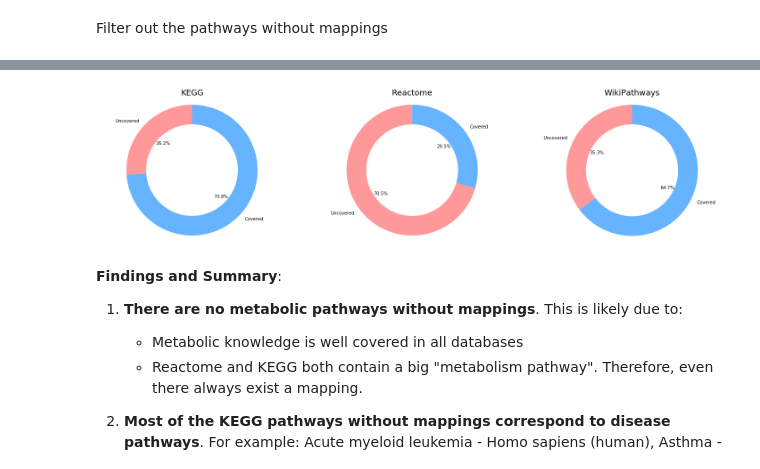
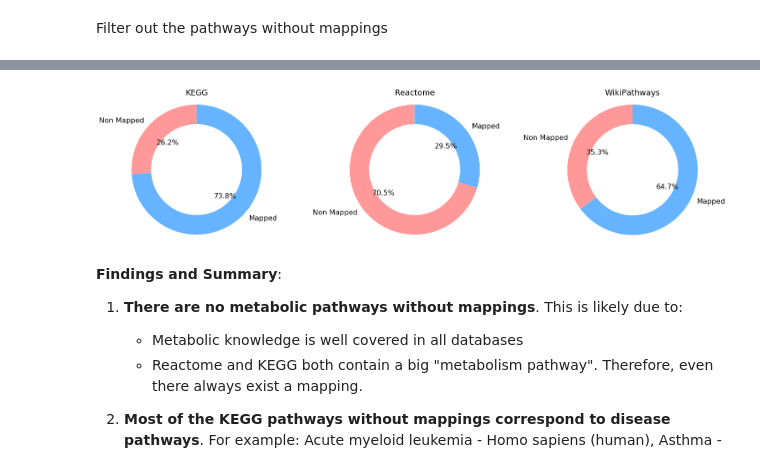
Before and after one commit to ComPath/compath-resources, a Jupyter notebook: notebooks/Pathways without mappings.ipynb, the cells around one changed output, grey strips where cells are left out. Saved outputs shown, nothing was run; the diff lists cells and outputs as text; code cells hidden in the pictures.

Commit message:
Update image notebook

```diff
--- a/notebooks/Pathways without mappings.ipynb
+++ b/notebooks/Pathways without mappings.ipynb
@@ -150,7 +151,7 @@ print('{} WikiPathways pathways do not contain any mapping'.format(len(wikipathw
 150 WikiPathways pathways do not contain any mapping
 # %%
 # Pie chart
-labels = ['Uncovered', 'Covered']
+labels = ['Non Mapped', 'Mapped']
 #colors
 colors = ['#ff9999','#66b3ff']
 
@@ -159,6 +160,8 @@ reactome = [70.51, 29.48] #Reactome
 wikipathways = [35.29, 64.70] #WikiPathways
 
 fig = plt.figure(figsize=(25, 6))
+
+mpl.rcParams['font.size'] = 16
 
 ax1 = fig.add_subplot(1, 3, 1)
 
@@ -168,34 +171,34 @@ ax1.set_title('KEGG', fontsize=18)
 centre_circle = plt.Circle((0,0),0.70,fc='white')
 fig = plt.gcf()
 fig.gca().add_artist(centre_circle)
 # Equal aspect ratio ensures that pie is drawn as a circle
 ax1.axis('equal')
 
 ax_2 = fig.add_subplot(1, 3, 2)
 
 ax_2.pie(reactome, colors = colors, labels=labels, autopct='%1.1f%%', startangle=90)
 ax_2.set_title('Reactome', fontsize=18)
 #draw circle
 centre_circle = plt.Circle((0,0),0.70,fc='white')
 fig = plt.gcf()
 fig.gca().add_artist(centre_circle)
 # Equal aspect ratio ensures that pie is drawn as a circle
 ax_2.axis('equal')
 
 ax_3 = fig.add_subplot(1, 3, 3)
 
 ax_3.pie(wikipathways, colors = colors, labels=labels, autopct='%1.1f%%', startangle=90)
 ax_3.set_title('WikiPathways', fontsize=18)
 #draw circle
 centre_circle = plt.Circle((0,0),0.70,fc='white')
 fig = plt.gcf()
 fig.gca().add_artist(centre_circle)
 # Equal aspect ratio ensures that pie is drawn as a circle
 ax_3.axis('equal')
 
 plt.show()
 # %% [output]
-[figure, old version]
+[figure, new version]
 # %% [markdown]
 __Findings and Summary__:
 
```
Also changed, not shown: parts of 2 cells of this notebook.
